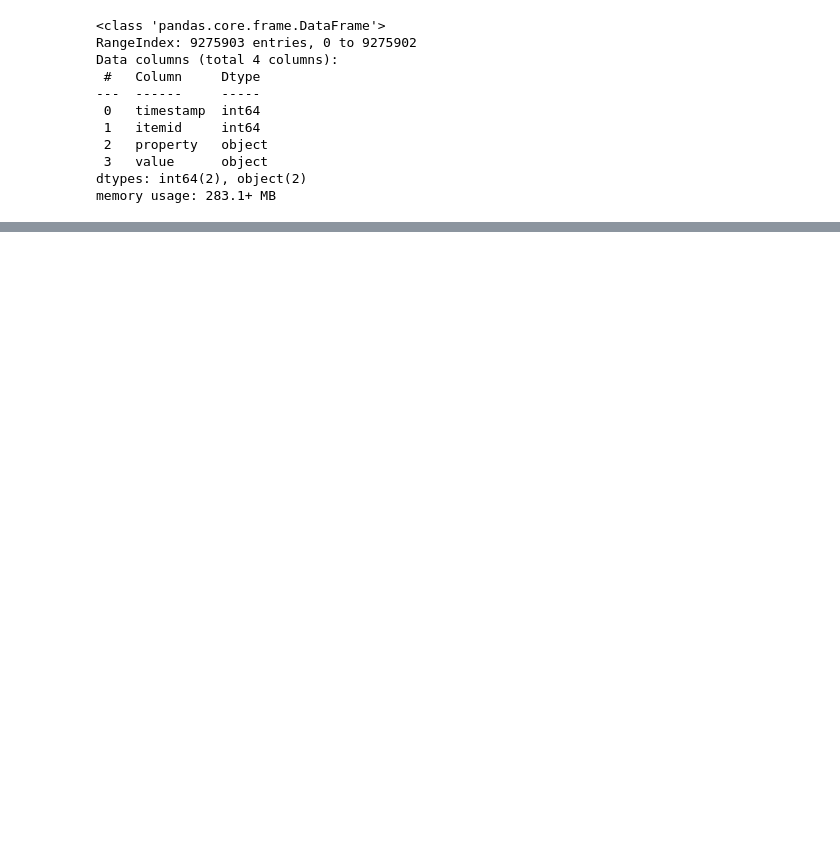
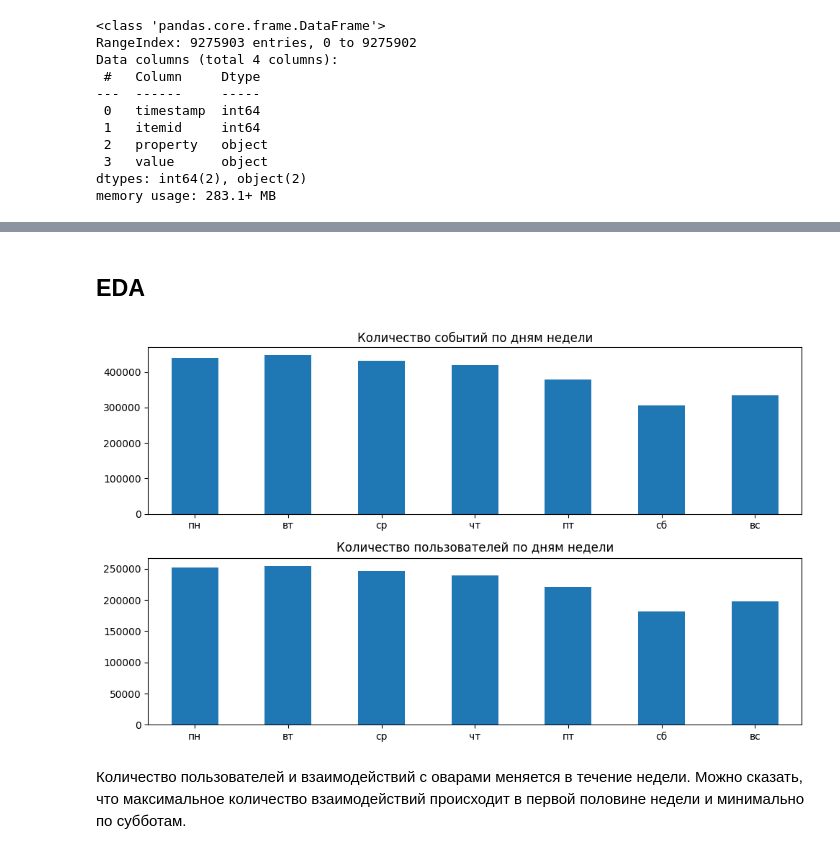
Before and after one commit to RumKam/mle-pr-final, a Jupyter notebook: notebooks/main_research.ipynb, the cells around one changed output, grey strips where cells are left out. Cells and saved outputs as stored; diff of their text form; code cells hidden in the pictures; blank space fills up the shorter version.

```diff
--- a/notebooks/main_research.ipynb
+++ b/notebooks/main_research.ipynb
@@ -151,0 +371,39 @@ item_2.describe()
+# %% [markdown]
+## EDA
+# %%
+events = pd.read_csv('../data/events_clean.csv', index_col=False)
+# %%
+# Преобразуем формат данных
+events['timestamp'] = pd.to_datetime(events['timestamp'])
+
+# Извлекаем день недели и час
+events['day_of_week'] = events['timestamp'].dt.dayofweek  # Получаем день недели
+events['day'] = events['timestamp'].dt.day  # Получаем день в месяце
+events['hour'] = events['timestamp'].dt.hour  # Получаем час
+# %%
+# Получим датасет с количество пользователей и событий по дням недели
+events_by_day_week = events.groupby("day_of_week").agg(events=("day_of_week", "count"),
+                                                    users=("user_id", "nunique")).reset_index()
+# %%
+# Построим распределение событий по дням недели
+
+fig, axs = plt.subplots(2, 1, figsize=(10, 6))
+
+ax = axs[0]
+events_by_day_week["events"].plot(kind="bar", ax=ax)
+ax.set_title('Количество событий по дням недели')
+ax.set_xticklabels(['пн', 'вт', 'ср', 'чт', 'пт', 'сб', 'вс'], rotation=0)
+ax.tick_params(axis='x', labelsize=10)
+
+ax = axs[1]
+events_by_day_week["users"].plot(kind="bar", ax=ax)
+ax.set_title('Количество пользователей по дням недели')
+#ax.set_xticklabels(events_by_day['day_of_week'], rotation=45)
+ax.set_xticklabels(['пн', 'вт', 'ср', 'чт', 'пт', 'сб', 'вс'], rotation=0)
+ax.tick_params(axis='x', labelsize=10)
+
+fig.tight_layout()
+# %% [output]
+[figure, added]
+# %% [markdown]
+Количество пользователей и взаимодействий с оварами меняется в течение недели. Можно сказать, что максимальное количество взаимодействий происходит в первой половине недели и минимально по субботам.
```
Also changed, not shown: parts of 145 cells of this notebook, 2 other files.
